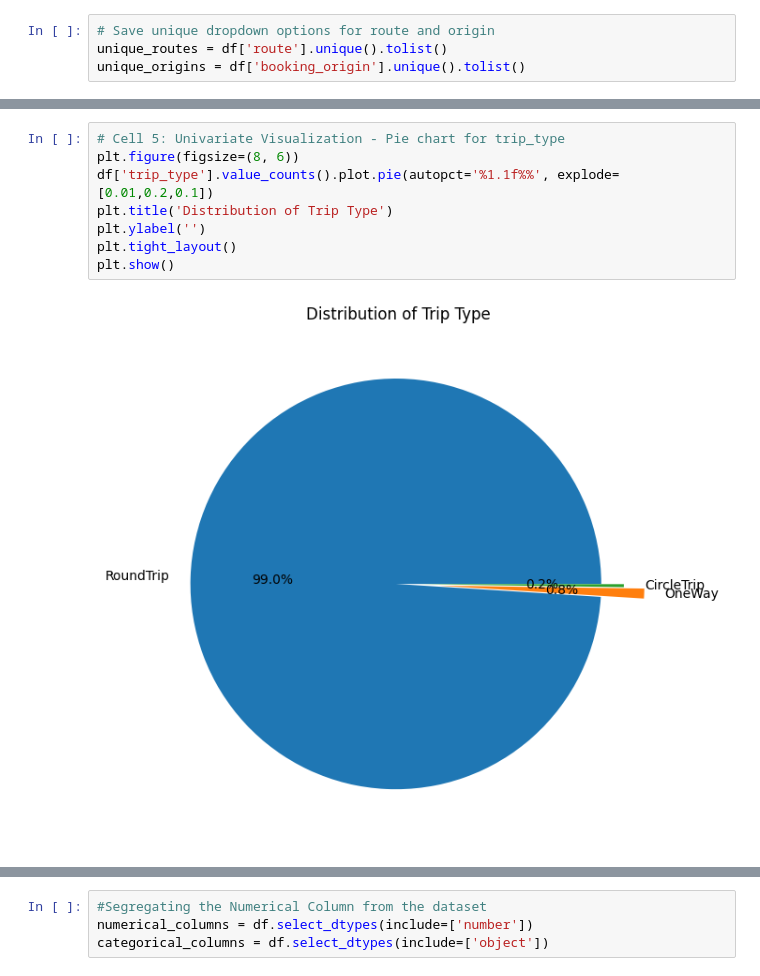
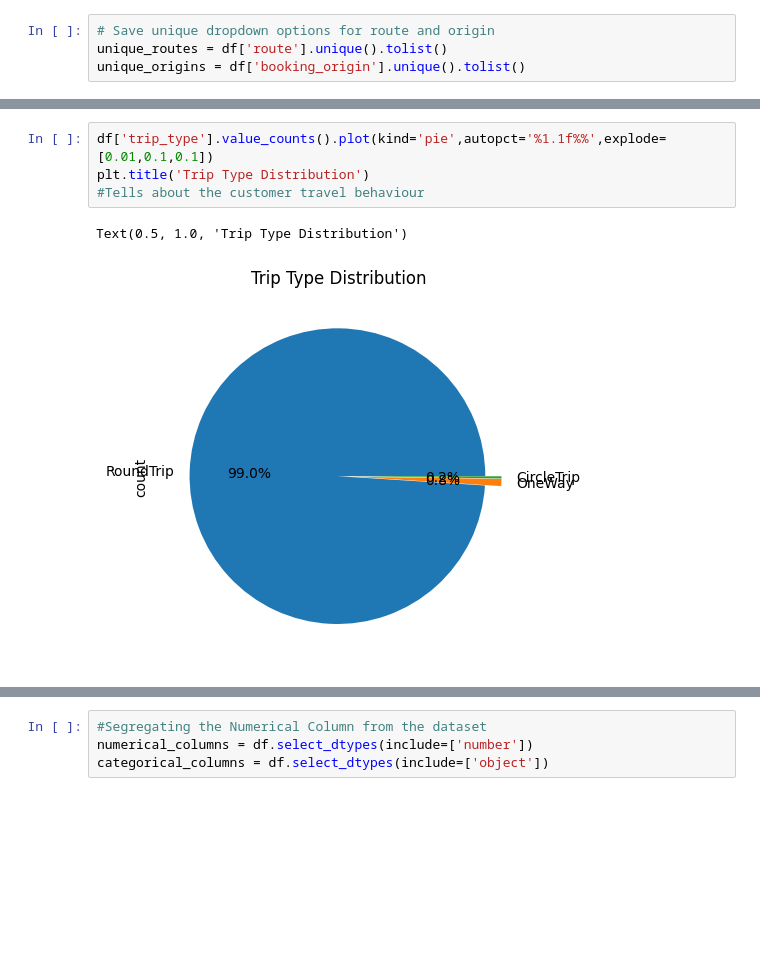
Before and after one commit to meet-vasita/British-Airways-Customer-Booking-Classification-Model, a Jupyter notebook: British_Airways.ipynb, the cells around one changed output, grey strips where cells are left out. Cells and saved outputs as stored; diff of their text form; blank space fills up the shorter version.

```diff
--- a/British_Airways.ipynb
+++ b/British_Airways.ipynb
@@ -86,11 +95,8 @@ plt.show()
 # %%
-# Cell 5: Univariate Visualization - Pie chart for trip_type
-plt.figure(figsize=(8, 6))
-df['trip_type'].value_counts().plot.pie(autopct='%1.1f%%', explode=[0.01,0.2,0.1])
-plt.title('Distribution of Trip Type')
-plt.ylabel('')
-plt.tight_layout()
-plt.show()
+df['trip_type'].value_counts().plot(kind='pie',autopct='%1.1f%%',explode=[0.01,0.1,0.1])
+plt.title('Trip Type Distribution')
+#Tells about the customer travel behaviour
 # %% [output]
+Text(0.5, 1.0, 'Trip Type Distribution')
-[figure, old version]
+[figure, new version]
 # %%
```
Also changed, not shown: parts of 36 cells of this notebook, 8 other files.
